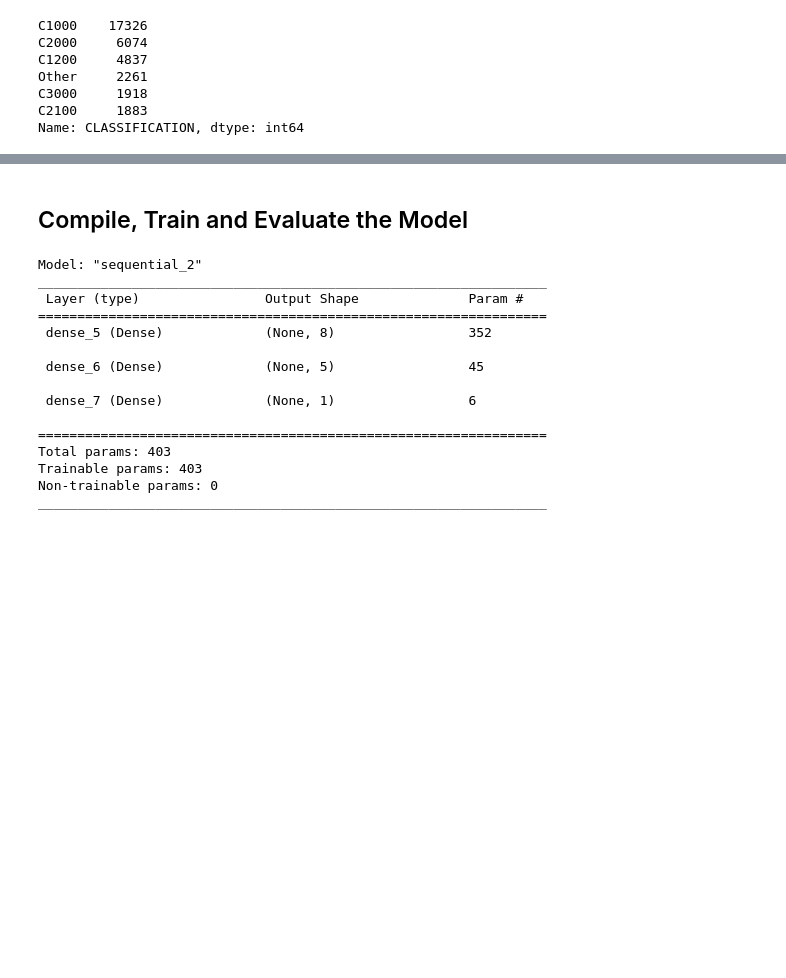
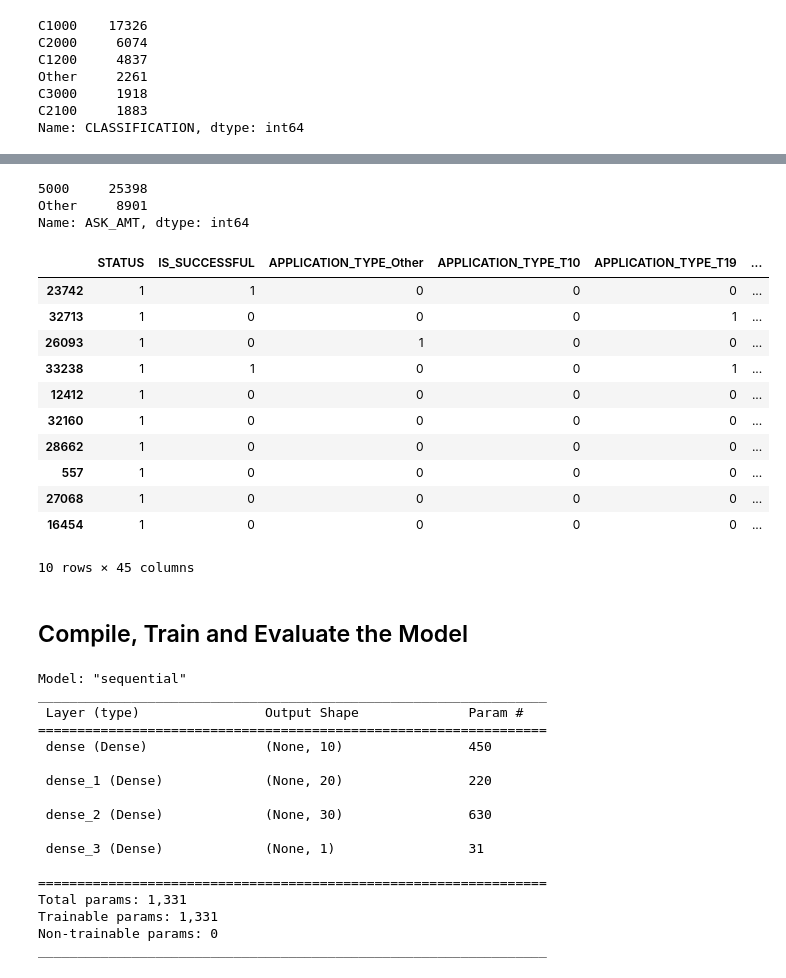
Before and after one commit to Gavin-Toole/Module_21_Deep-Learning-Challenge, a Jupyter notebook: Deep Learning Challenge/AlphabetSoupCharity.ipynb, the cells around one changed output, grey strips where cells are left out. Drawn from its saved outputs; the diff is of its cells as text; code cells hidden in the pictures; blank space fills up the shorter version.

```diff
--- a/Deep Learning Challenge/AlphabetSoupCharity.ipynb
+++ b/Deep Learning Challenge/AlphabetSoupCharity.ipynb
@@ -154,3 +153,7 @@ Other     2261
 C3000     1918
 C2100     1883
 Name: CLASSIFICATION, dtype: int64
+# %%
+# Look at ASK_AMT value counts for binning
+ask_amt_counts = application_df['ASK_AMT'].value_counts()
+ask_amt_counts
@@ -157,6 +190,35 @@ Name: CLASSIFICATION, dtype: int64
+# %%
+# Choose a cutoff value and create a list of ask_amt to be replaced
+# use the variable name `ask_amt_to_replace`
+ask_amt_to_replace = list(ask_amt_counts[ask_amt_counts < 4].index)
+
+# Replace in dataframe
+for amt in ask_amt_to_replace:
+    application_df['ASK_AMT'] = application_df['ASK_AMT'].replace(amt,"Other")
+
+# Check to make sure binning was successful
+application_df['ASK_AMT'].value_counts()
+# %% [output]
+5000     25398
+Other     8901
+Name: ASK_AMT, dtype: int64
 # %%
 # Convert categorical data to numeric with `pd.get_dummies`
 app_final = pd.get_dummies(application_df)
+app_final.sample(10)
+# %% [output]
+|  | STATUS | IS_SUCCESSFUL | APPLICATION_TYPE_Other | APPLICATION_TYPE_T10 | APPLICATION_TYPE_T19 | ... |
+| 23742 | 1 | 1 | 0 | 0 | 0 | ... |
+| 32713 | 1 | 0 | 0 | 0 | 1 | ... |
+| 26093 | 1 | 0 | 1 | 0 | 0 | ... |
+| 33238 | 1 | 1 | 0 | 0 | 1 | ... |
+| 12412 | 1 | 0 | 0 | 0 | 0 | ... |
+| 32160 | 1 | 0 | 0 | 0 | 0 | ... |
+| 28662 | 1 | 0 | 0 | 0 | 0 | ... |
+| 557 | 1 | 0 | 0 | 0 | 0 | ... |
+| 27068 | 1 | 0 | 0 | 0 | 0 | ... |
+| 16454 | 1 | 0 | 0 | 0 | 0 | ... |
+10 rows × 45 columns
 # %%
 # Split our preprocessed data into our features and target arrays
 y = app_final["IS_SUCCESSFUL"]
@@ -179,8 +241,9 @@ X_test_scaled = X_scaler.transform(X_test)
 # %%
 # Define the model - deep neural net, i.e., the number of input features and hidden nodes for each layer.
 number_input_features = len(X_train.values[0])
-hidden_nodes_layer1 =  8
-hidden_nodes_layer2 = 5
+hidden_nodes_layer1 = 10
+hidden_nodes_layer2 = 20
+hidden_nodes_layer3 = 30
 
 nn_model = Sequential()
 
@@ -189,26 +252,28 @@ nn_model.add(Dense(units=hidden_nodes_layer1, input_dim=number_input_features, a
 
 # Second hidden layer
 nn_model.add(Dense(units=hidden_nodes_layer2, activation="relu"))
-
+nn_model.add(Dense(units=hidden_nodes_layer3, activation="relu"))
 # Output layer
 nn_model.add(Dense(units=1, activation='sigmoid'))
 
 # Check the structure of the model
 nn_model.summary()
 # %% [output]
-Model: "sequential_2"
+Model: "sequential"
 _________________________________________________________________
  Layer (type)                Output Shape              Param #
 =================================================================
- dense_5 (Dense)             (None, 8)                 352
+ dense (Dense)               (None, 10)                450
 
- dense_6 (Dense)             (None, 5)                 45
+ dense_1 (Dense)             (None, 20)                220
 
- dense_7 (Dense)             (None, 1)                 6
+ dense_2 (Dense)             (None, 30)                630
+
+ dense_3 (Dense)             (None, 1)                 31
 
 =================================================================
-Total params: 403
-Trainable params: 403
+Total params: 1,331
+Trainable params: 1,331
 Non-trainable params: 0
 _________________________________________________________________
 # %%
```
Also changed, not shown: parts of 7 cells of this notebook, 9 other files.
